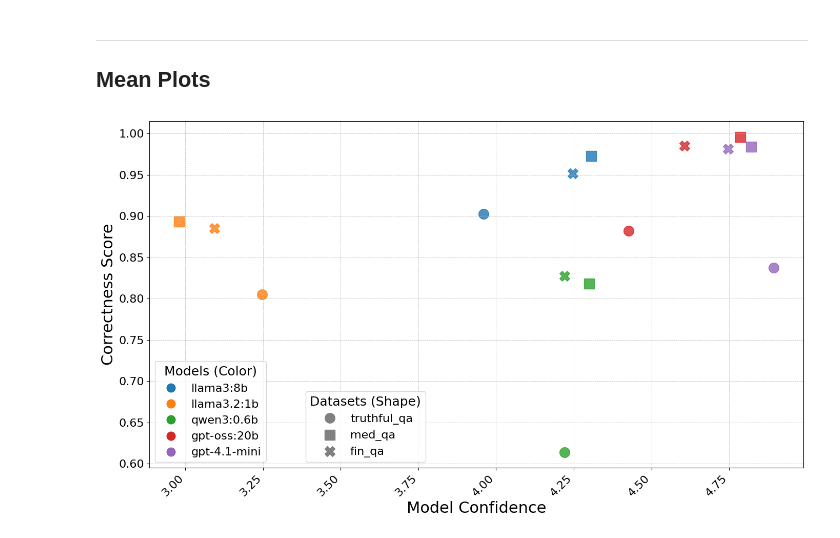
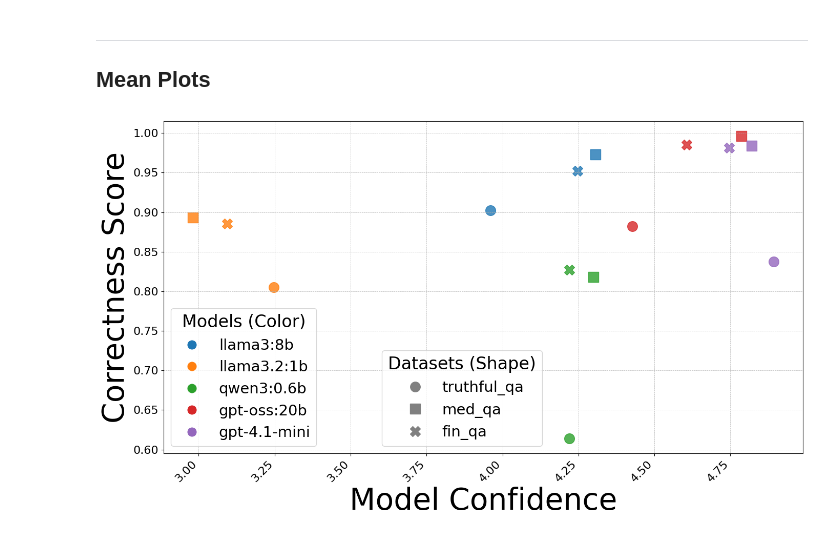
Before and after one commit to Sharma-Tavishi/TrustBench, a Jupyter notebook: trustbench/Scatterplot.ipynb, the cells around one changed output. Saved outputs shown, nothing was run; the diff lists cells and outputs as text; code cells hidden in the pictures.

```diff
--- a/trustbench/Scatterplot.ipynb
+++ b/trustbench/Scatterplot.ipynb
@@ -185,8 +185,8 @@ for model in MODELS:
 
 # --- 4. Final Touches to Make the Plot Readable ---
 # Add a title and labels
-ax.set_xlabel('Model Confidence', fontsize=22)
-ax.set_ylabel('Correctness Score', fontsize=22)
+ax.set_xlabel('Model Confidence', fontsize=42)
+ax.set_ylabel('Correctness Score', fontsize=42)
 
 # Improve layout and add a grid
 ax.grid(True, which='both', linestyle='--', linewidth=0.5)
@@ -198,34 +198,34 @@ plt.xticks(rotation=45, ha='right') # Rotate x-axis labels if they are long
 # Legend for Models (Colors) - Placed in the bottom-left corner
 color_legend_elements = [
     Line2D([0], [0], marker='o', color='w', label=model,
            markerfacecolor=color, markersize=14)
     for model, color in COLOR_MAP.items() if model in MODELS
 ]
 legend1 = ax.legend(handles=color_legend_elements, title="Models (Color)",
-                    loc="lower left", title_fontsize=18, fontsize=16)
+                    loc="lower left", title_fontsize=24, fontsize=21)
 
 # Add the first legend manually to the axes
 ax.add_artist(legend1)
 ax.tick_params(axis='both', which='major', labelsize=16)
 
 # Legend for Datasets (Shapes) - Placed next to the first one
 shape_legend_elements = [
     Line2D([0], [0], marker=marker, color='grey', label=dataset,
            markersize=14, linestyle='None')
     for dataset, marker in MARKER_MAP.items() if dataset in DATASETS
 ]
 # By using bbox_to_anchor, we can precisely place this legend next to the first one.
 ax.legend(handles=shape_legend_elements, title="Datasets (Shape)",
-          loc="lower left", bbox_to_anchor=(0.23, 0),
-          title_fontsize=18, fontsize=16)
+          loc="lower left", bbox_to_anchor=(0.33, 0),
+          title_fontsize=24, fontsize=21)
 
 
 # Adjust the plot layout to make sure everything fits
 plt.tight_layout()
 # Improve layout and add a grid
 ax.grid(True, which='both', linestyle='--', linewidth=0.5)
 plt.xticks(rotation=45, ha='right') #
 plt.savefig("./plots/mean_confidence_vs_truthful.pdf")
 plt.show()
 # %% [output]
-[figure, old version]
+[figure, new version]
```
Also changed, not shown: 6 other files.
